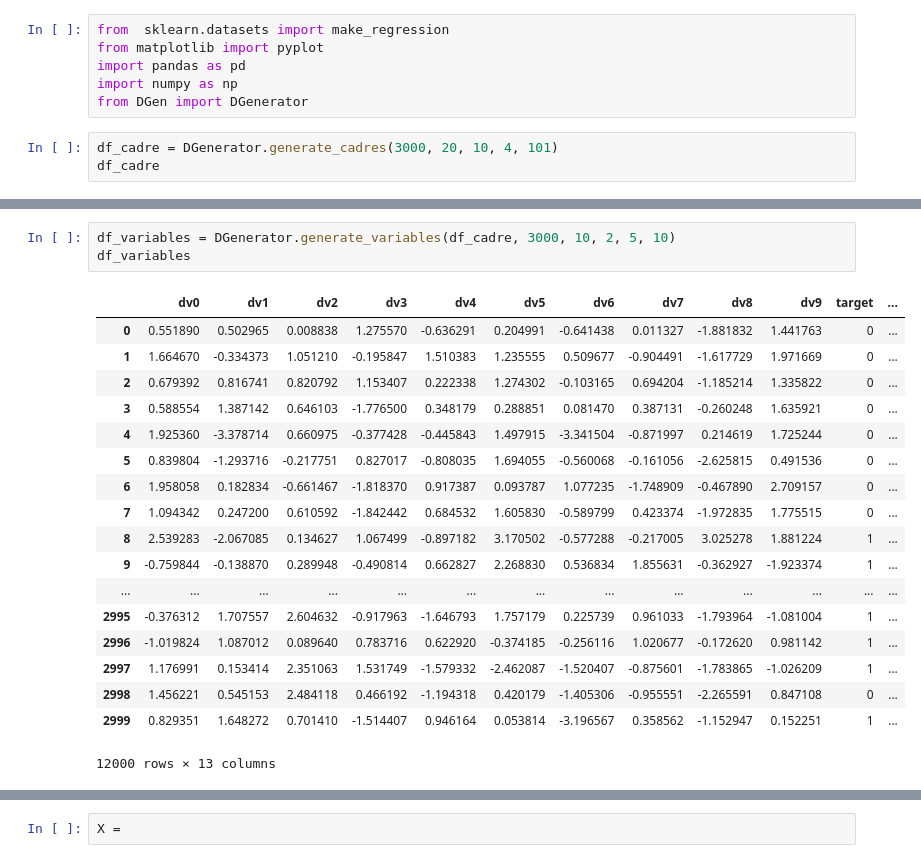
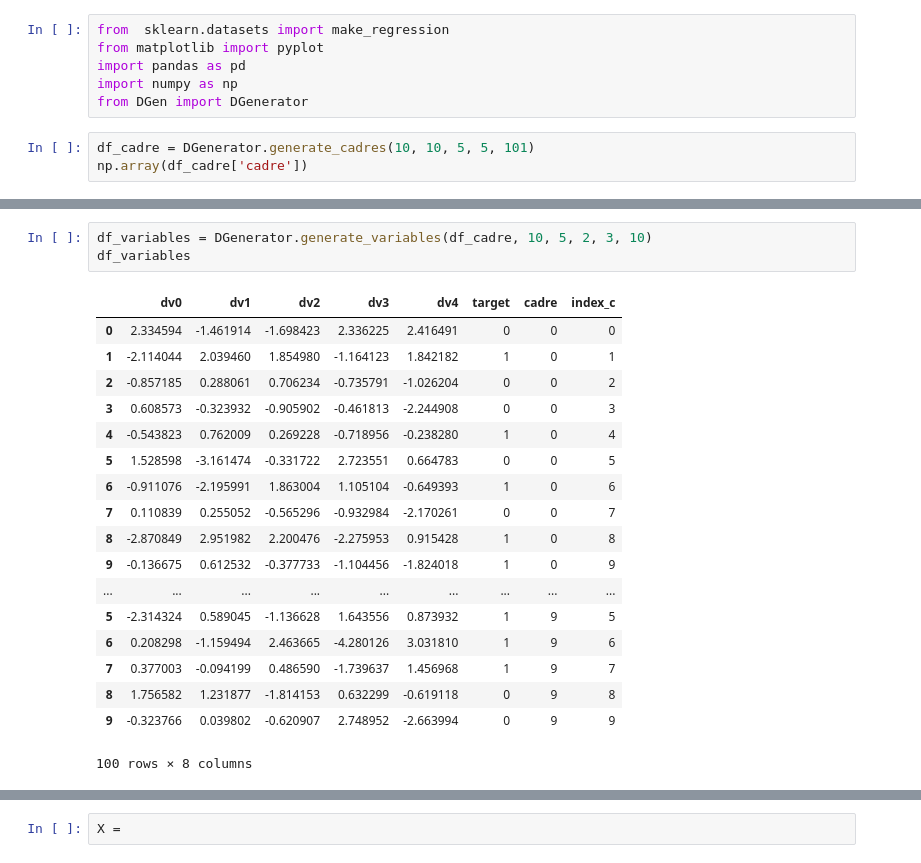
Before and after one commit to HealthINCITE/supervised-cadres, a Jupyter notebook: notebooks/Sim_Test.ipynb, the cells around one changed output, grey strips where cells are left out. Cells and saved outputs as stored; diff of their text form.

```diff
--- a/notebooks/Sim_Test.ipynb
+++ b/notebooks/Sim_Test.ipynb
@@ -5,6 +5,6 @@ import pandas as pd
 import numpy as np
 from DGen import DGenerator
 # %%
-df_cadre = DGenerator.generate_cadres(3000, 20, 10, 4, 101)
-df_cadre
+df_cadre = DGenerator.generate_cadres(10, 10, 5, 5, 101)
+np.array(df_cadre['cadre'])
 # %% [output]
@@ -29,22 +12,22 @@ df_cadre
 # %%
-df_variables = DGenerator.generate_variables(df_cadre, 3000, 10, 2, 5, 10)
+df_variables = DGenerator.generate_variables(df_cadre, 10, 5, 2, 3, 10)
 df_variables
 # %% [output]
-|  | dv0 | dv1 | dv2 | dv3 | dv4 | dv5 | dv6 | dv7 | dv8 | dv9 | target | ... |
-| 0 | 0.551890 | 0.502965 | 0.008838 | 1.275570 | -0.636291 | 0.204991 | -0.641438 | 0.011327 | -1.881832 | 1.441763 | 0 | ... |
-| 1 | 1.664670 | -0.334373 | 1.051210 | -0.195847 | 1.510383 | 1.235555 | 0.509677 | -0.904491 | -1.617729 | 1.971669 | 0 | ... |
-| 2 | 0.679392 | 0.816741 | 0.820792 | 1.153407 | 0.222338 | 1.274302 | -0.103165 | 0.694204 | -1.185214 | 1.335822 | 0 | ... |
-| 3 | 0.588554 | 1.387142 | 0.646103 | -1.776500 | 0.348179 | 0.288851 | 0.081470 | 0.387131 | -0.260248 | 1.635921 | 0 | ... |
-| 4 | 1.925360 | -3.378714 | 0.660975 | -0.377428 | -0.445843 | 1.497915 | -3.341504 | -0.871997 | 0.214619 | 1.725244 | 0 | ... |
-| 5 | 0.839804 | -1.293716 | -0.217751 | 0.827017 | -0.808035 | 1.694055 | -0.560068 | -0.161056 | -2.625815 | 0.491536 | 0 | ... |
-| 6 | 1.958058 | 0.182834 | -0.661467 | -1.818370 | 0.917387 | 0.093787 | 1.077235 | -1.748909 | -0.467890 | 2.709157 | 0 | ... |
-| 7 | 1.094342 | 0.247200 | 0.610592 | -1.842442 | 0.684532 | 1.605830 | -0.589799 | 0.423374 | -1.972835 | 1.775515 | 0 | ... |
-| 8 | 2.539283 | -2.067085 | 0.134627 | 1.067499 | -0.897182 | 3.170502 | -0.577288 | -0.217005 | 3.025278 | 1.881224 | 1 | ... |
-| 9 | -0.759844 | -0.138870 | 0.289948 | -0.490814 | 0.662827 | 2.268830 | 0.536834 | 1.855631 | -0.362927 | -1.923374 | 1 | ... |
-| ... | ... | ... | ... | ... | ... | ... | ... | ... | ... | ... | ... | ... |
-| 2995 | -0.376312 | 1.707557 | 2.604632 | -0.917963 | -1.646793 | 1.757179 | 0.225739 | 0.961033 | -1.793964 | -1.081004 | 1 | ... |
-| 2996 | -1.019824 | 1.087012 | 0.089640 | 0.783716 | 0.622920 | -0.374185 | -0.256116 | 1.020677 | -0.172620 | 0.981142 | 1 | ... |
-| 2997 | 1.176991 | 0.153414 | 2.351063 | 1.531749 | -1.579332 | -2.462087 | -1.520407 | -0.875601 | -1.783865 | -1.026209 | 1 | ... |
-| 2998 | 1.456221 | 0.545153 | 2.484118 | 0.466192 | -1.194318 | 0.420179 | -1.405306 | -0.955551 | -2.265591 | 0.847108 | 0 | ... |
-| 2999 | 0.829351 | 1.648272 | 0.701410 | -1.514407 | 0.946164 | 0.053814 | -3.196567 | 0.358562 | -1.152947 | 0.152251 | 1 | ... |
+|  | dv0 | dv1 | dv2 | dv3 | dv4 | target | cadre | index_c |
+| 0 | 2.334594 | -1.461914 | -1.698423 | 2.336225 | 2.416491 | 0 | 0 | 0 |
+| 1 | -2.114044 | 2.039460 | 1.854980 | -1.164123 | 1.842182 | 1 | 0 | 1 |
+| 2 | -0.857185 | 0.288061 | 0.706234 | -0.735791 | -1.026204 | 0 | 0 | 2 |
+| 3 | 0.608573 | -0.323932 | -0.905902 | -0.461813 | -2.244908 | 0 | 0 | 3 |
+| 4 | -0.543823 | 0.762009 | 0.269228 | -0.718956 | -0.238280 | 1 | 0 | 4 |
+| 5 | 1.528598 | -3.161474 | -0.331722 | 2.723551 | 0.664783 | 0 | 0 | 5 |
+| 6 | -0.911076 | -2.195991 | 1.863004 | 1.105104 | -0.649393 | 1 | 0 | 6 |
+| 7 | 0.110839 | 0.255052 | -0.565296 | -0.932984 | -2.170261 | 0 | 0 | 7 |
+| 8 | -2.870849 | 2.951982 | 2.200476 | -2.275953 | 0.915428 | 1 | 0 | 8 |
+| 9 | -0.136675 | 0.612532 | -0.377733 | -1.104456 | -1.824018 | 1 | 0 | 9 |
+| ... | ... | ... | ... | ... | ... | ... | ... | ... |
+| 5 | -2.314324 | 0.589045 | -1.136628 | 1.643556 | 0.873932 | 1 | 9 | 5 |
+| 6 | 0.208298 | -1.159494 | 2.463665 | -4.280126 | 3.031810 | 1 | 9 | 6 |
+| 7 | 0.377003 | -0.094199 | 0.486590 | -1.739637 | 1.456968 | 1 | 9 | 7 |
+| 8 | 1.756582 | 1.231877 | -1.814153 | 0.632299 | -0.619118 | 0 | 9 | 8 |
+| 9 | -0.323766 | 0.039802 | -0.620907 | 2.748952 | -2.663994 | 0 | 9 | 9 |
-12000 rows × 13 columns
+100 rows × 8 columns
```
Also changed, not shown: parts of 3 cells of this notebook, 1 other file.
